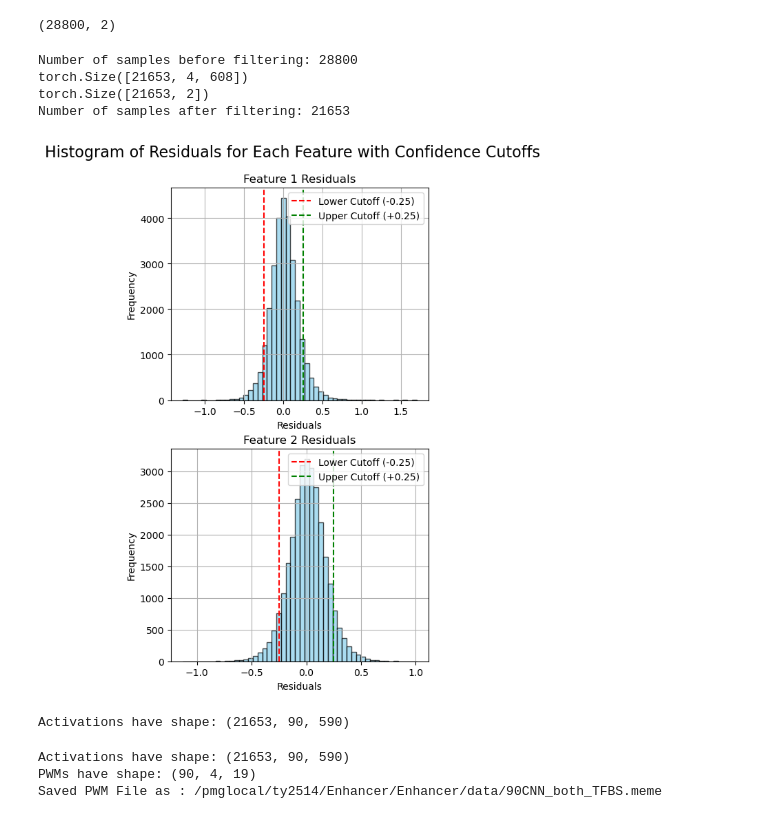
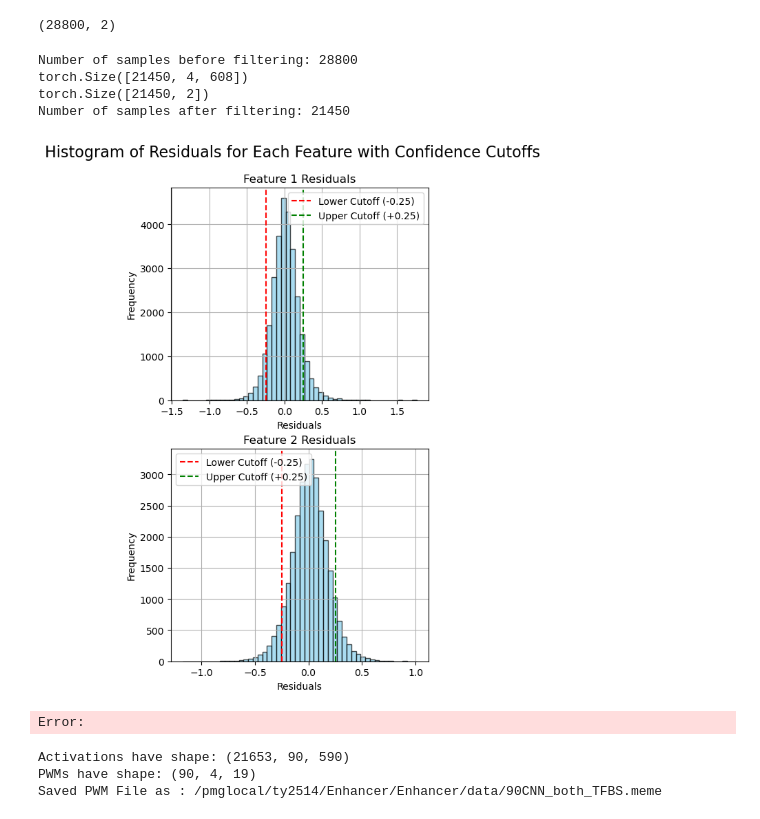
Before and after one commit to justinyutianji/Enhancer, a Jupyter notebook: Enhancer/train/Train_90CNN_ExplaiNN_both_GFP.ipynb, the cells around one changed output. Drawn from its saved outputs; the diff is of its cells as text; code cells hidden in the pictures.

```diff
--- a/Enhancer/train/Train_90CNN_ExplaiNN_both_GFP.ipynb
+++ b/Enhancer/train/Train_90CNN_ExplaiNN_both_GFP.ipynb
@@ -103,12 +109,12 @@ R^2: 0.3265, Pearson Correlation: 0.5820, Spearman Correlation: 0.5409
 # %% [markdown]
 ### Interpretation
 # %%
-best_r2_epoch = 77
-filter_size = 19
 seed = 42
 batch = 322
 num_cnns = 90
-learning_rate= 2e-4
+learning_rate= 3e-4
+num_cnns = 90
+filter_size = 19
 
 device = torch.device('cuda' if torch.cuda.is_available() else 'cpu')
 explainn = ExplaiNN3(num_cnns = num_cnns, input_length = 608, num_classes = 2,
@@ -116,7 +122,12 @@ explainn = ExplaiNN3(num_cnns = num_cnns, input_length = 608, num_classes = 2,
                  drop_out = 0.3, weight_path = None)# Training
 explainn.to(device)
 
-weight_file = f'/pmglocal/ty2514/Enhancer/Enhancer/data/ExplaiNN_both_results/model_epoch_{best_r2_epoch}.pth'
+file_list = glob.glob('/pmglocal/ty2514/Enhancer/Enhancer/data/ExplaiNN_both_results/best_r2*.pth')
+if len(file_list) > 0:
+    weight_file = file_list[0]
+else:
+    raise FileExistsError("Best r2 Model file not exist")
+
 explainn.load_state_dict(torch.load(weight_file))
 explainn.eval()
 # %% [output]
@@ -140,18 +151,12 @@ ExplaiNN3(
   (final): Linear(in_features=90, out_features=2, bias=True)
 )
 # %%
-best_r2_epoch = 77
-filter_size = 19
-seed = 42
-batch = 322
-num_cnns = 90
-learning_rate= 2e-4
 # Load dataset as a pandas dataframe
 df = pd.read_csv('/pmglocal/ty2514/Enhancer/Enhancer/data/input_data.csv')
 # Prepare features and labels:
 # --(Features): Transform all sequences into one-hot encodings
 # --(Labels): Use GFP+ and GFP- as labels
-dataset = EnhancerDataset(df, label_mode='both', scale_mode = 'none')
+dataset = EnhancerDataset(df, feature_list=['G+','G-'], scale_mode = 'none')
 # Prepare dataloader
 dataset = DataLoader(dataset=dataset, batch_size=batch, shuffle=False)
 
@@ -166,7 +171,7 @@ df = pd.read_csv('/pmglocal/ty2514/Enhancer/Enhancer/data/input_data.csv')
 # Prepare features and labels:
 # --(Features): Transform all sequences into one-hot encodings
 # --(Labels): Use GFP+ and GFP- as labels
-dataset = EnhancerDataset(df, label_mode='both', scale_mode = 'none')
+dataset = EnhancerDataset(df, feature_list=['G+','G-'], scale_mode = 'none')
 # Prepare dataloader
 dataset = DataLoader(dataset=dataset, batch_size=batch, shuffle=False)
 
@@ -210,37 +215,37 @@ data_loader = torch.utils.data.DataLoader(dataset=dataset,
 
 # Plot histogram of residuals with adjusted cutoff lines
 # 1. Compute residuals (not absolute)
 residuals = labels - predictions
 
 # 2. Define bounds for plotting
 upper_bound = 0.25
 lower_bound = -0.25
 
 # 3.Plotting the histograms for each feature
 fig, axes = plt.subplots(nrows=predictions.shape[1], ncols=1, figsize=(5, 4*predictions.shape[1]))
 fig.tight_layout(pad=3.0)
 
 # Title for the entire figure
 fig.suptitle('Histogram of Residuals for Each Feature with Confidence Cutoffs', fontsize=16, y=1.02)
 
 for i in range(predictions.shape[1]):
     ax = axes[i]
     ax.hist(residuals[:, i], bins=50, color='skyblue', edgecolor='black', alpha=0.7)
     ax.axvline(x=lower_bound, color='red', linestyle='--', label=f'Lower Cutoff (-0.25)')
     ax.axvline(x=upper_bound, color='green', linestyle='--', label=f'Upper Cutoff (+0.25)')
     ax.set_title(f'Feature {i+1} Residuals')
     ax.set_xlabel('Residuals')
     ax.set_ylabel('Frequency')
     ax.legend()
     ax.grid(True)
 
 plt.show()
 # %% [output]
 Number of samples before filtering: 28800
-torch.Size([21653, 4, 608])
-torch.Size([21653, 2])
-Number of samples after filtering: 21653
+torch.Size([21450, 4, 608])
+torch.Size([21450, 2])
+Number of samples after filtering: 21450
-[figure, old version]
+[figure, new version]
 # %%
 """ ！！！！！！！！！！！！
 You don't need to run this if you already calculated activations and pwms before
@@ -249,7 +254,7 @@ You don't need to run this if you already calculated activations and pwms before
 activations = interpretation.get_explainn_unit_activations(data_loader, explainn, device)
 print(f"Activations have shape: {activations.shape}")
 # Save activations
-activation_path = '/pmglocal/ty2514/Enhancer/Enhancer/data/90CNN_both_Activations.npy'
+activation_path = '/pmglocal/ty2514/Enhancer/Enhancer/data/ExplaiNN_both_results/90CNN_both_Activations.npy'
 np.save(activation_path, activations)
 
 # Get torch,  one-hot encoding sequences from data_loader
@@ -265,10 +270,10 @@ filter_size = 19
 pwms = interpretation.get_pwms_explainn(activations, sequences, filter_size)
 
 # Save pwms
-pwm_path = '/pmglocal/ty2514/Enhancer/Enhancer/data/90CNN_both_pwms.npy'
+pwm_path = '/pmglocal/ty2514/Enhancer/Enhancer/data/ExplaiNN_both_results/90CNN_both_pwms.npy'
 np.save(pwm_path, pwms)
 # %% [output]
-Activations have shape: (21653, 90, 590)
+Error:
 # %%
 pwm_path = '/pmglocal/ty2514/Enhancer/Enhancer/data/90CNN_both_pwms.npy'
 activation_path = '/pmglocal/ty2514/Enhancer/Enhancer/data/90CNN_both_Activations.npy'
```
Also changed, not shown: parts of 3 cells of this notebook, 5 other files.
